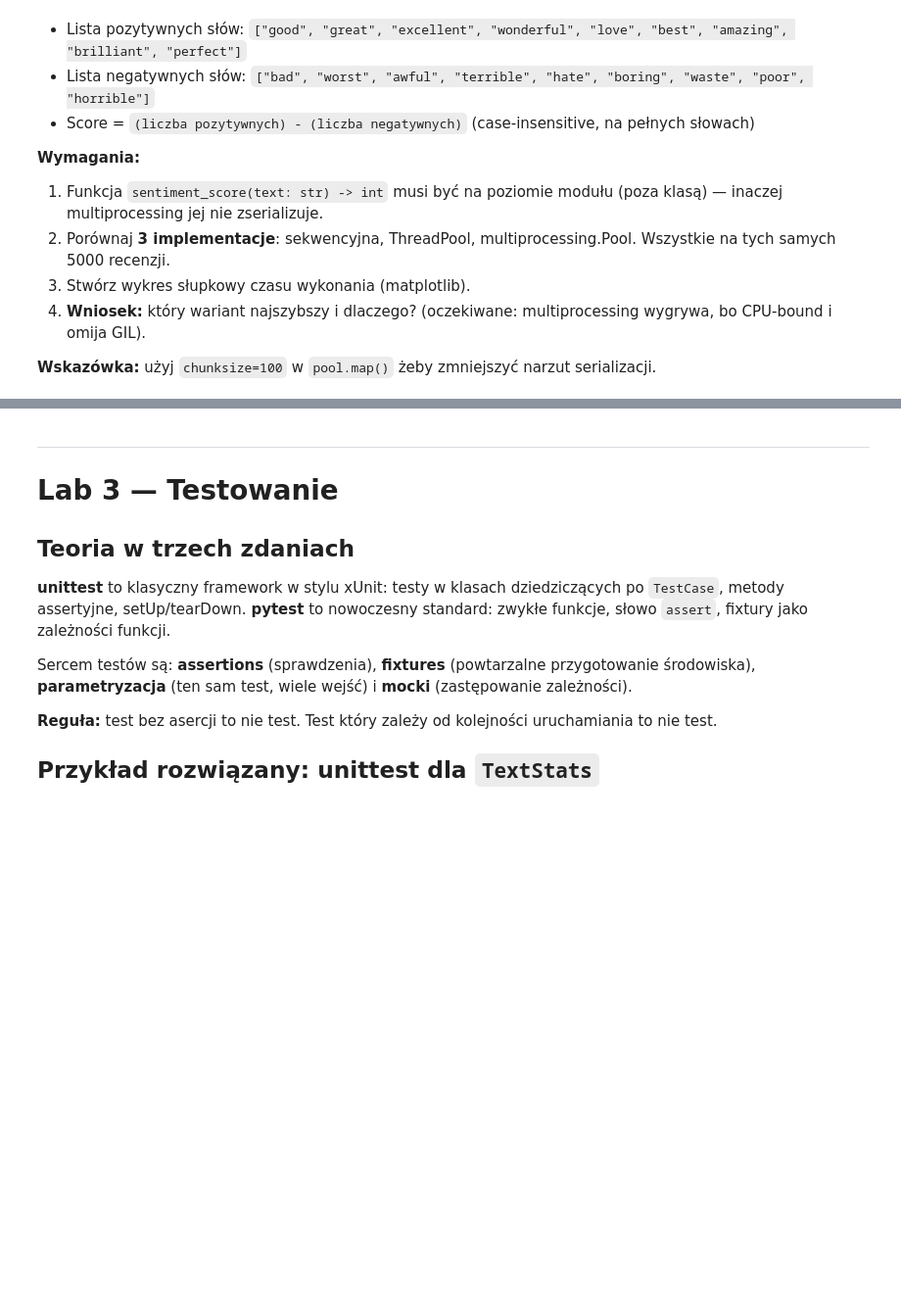
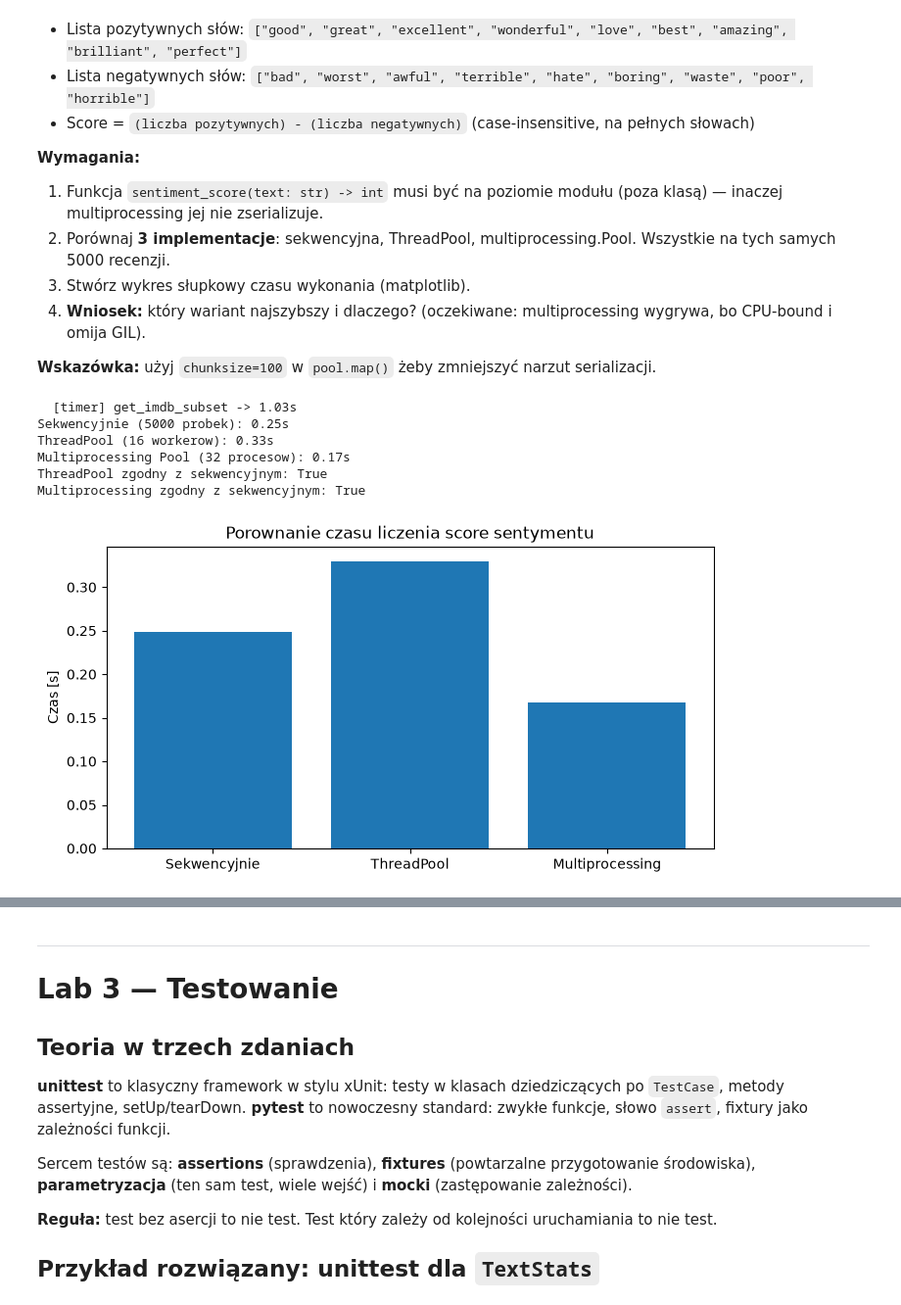
Before and after one commit to 7akacz7/Python, a Jupyter notebook: zestaw_zaliczeniowy/AAP_Zestaw_Zaliczeniowy.ipynb, the cells around one changed output, grey strips where cells are left out. Shown at 98% size. Drawn from its saved outputs; the diff is of its cells as text; code cells hidden in the pictures; blank space fills up the shorter version.

```diff
--- a/zestaw_zaliczeniowy/AAP_Zestaw_Zaliczeniowy.ipynb
+++ b/zestaw_zaliczeniowy/AAP_Zestaw_Zaliczeniowy.ipynb
@@ -318,22 +318,90 @@ ThreadPool (16 workerow): 0.04s  -- 13.8x szybciej
 
 **Wskazówka:** użyj `chunksize=100` w `pool.map()` żeby zmniejszyć narzut serializacji.
 # %%
+from threading import Thread
 from multiprocessing import Pool
 import matplotlib.pyplot as plt
 
 POS_WORDS = {"good","great","excellent","wonderful","love","best","amazing","brilliant","perfect"}
 NEG_WORDS = {"bad","worst","awful","terrible","hate","boring","waste","poor","horrible"}
 
 def sentiment_score(text: str) -> int:
     """CPU-bound: tokenizuj, policz pozytywne minus negatywne."""
     # TODO Zadanie 2.1: zaimplementuj
     # 1. lowercase, regex \w+ -> lista slow
+    words = re.findall(r"\b\w+\b", text.lower())
+
     # 2. zliczyc ile slow w POS_WORDS, ile w NEG_WORDS
+    positive_count = sum(1 for word in words if word in POS_WORDS)
+    negative_count = sum(1 for word in words if word in NEG_WORDS)
+
     # 3. zwrocic roznice
-    raise NotImplementedError
+    return positive_count - negative_count
+
+worker_code = '''
+import re
+
+POS_WORDS = {"good","great","excellent","wonderful","love","best","amazing","brilliant","perfect"}
+NEG_WORDS = {"bad","worst","awful","terrible","hate","boring","waste","poor","horrible"}
+
+def sentiment_score_mp(text: str) -> int:
+    words = re.findall(r"\\b\\w+\\b", text.lower())
+    positive_count = sum(1 for word in words if word in POS_WORDS)
+    negative_count = sum(1 for word in words if word in NEG_WORDS)
+    return positive_count - negative_count
+'''
+
+worker_path = WORKDIR / "sentiment_functions.py"
+worker_path.write_text(worker_code, encoding="utf-8")
+
+if str(WORKDIR.resolve()) not in sys.path:
+    sys.path.insert(0, str(WORKDIR.resolve()))
+
+from sentiment_functions import sentiment_score_mp
 
 # TODO: pobierz 5000 recenzji przez get_imdb_subset
+samples = get_imdb_subset("train", 5000)
+texts = [text for text, _ in samples]
+
 # TODO: czas sekwencyjny [s.score(t) for t in texts]
+t0 = time.time()
+seq_scores = [sentiment_score(t) for t in texts]
+seq_time = time.time() - t0
+print(f"Sekwencyjnie (5000 probek): {seq_time:.2f}s")
+
 # TODO: czas ThreadPool (max_workers=16)
+t0 = time.time()
+with ThreadPoolExecutor(max_workers=16) as executor:
+    thread_scores = list(executor.map(sentiment_score, texts))
+thread_time = time.time() - t0
+print(f"ThreadPool (16 workerow): {thread_time:.2f}s")
+
 # TODO: czas multiprocessing.Pool (procesy = os.cpu_count())
+process_count = os.cpu_count() or 1
+
+t0 = time.time()
+with Pool(processes=process_count) as pool:
+    mp_scores = pool.map(sentiment_score_mp, texts, chunksize=100)
+mp_time = time.time() - t0
+print(f"Multiprocessing Pool ({process_count} procesow): {mp_time:.2f}s")
+
+print(f"ThreadPool zgodny z sekwencyjnym: {thread_scores == seq_scores}")
+print(f"Multiprocessing zgodny z sekwencyjnym: {mp_scores == seq_scores}")
+
 # TODO: bar plot 3 czasow
+labels = ["Sekwencyjnie", "ThreadPool", "Multiprocessing"]
+times = [seq_time, thread_time, mp_time]
+
+plt.figure(figsize=(8, 4))
+plt.bar(labels, times)
+plt.ylabel("Czas [s]")
+plt.title("Porownanie czasu liczenia score sentymentu")
+plt.show()
+# %% [output]
+  [timer] get_imdb_subset -> 1.03s
+Sekwencyjnie (5000 probek): 0.25s
+ThreadPool (16 workerow): 0.33s
+Multiprocessing Pool (32 procesow): 0.17s
+ThreadPool zgodny z sekwencyjnym: True
+Multiprocessing zgodny z sekwencyjnym: True
+[figure, added]
```
Also changed, not shown: parts of 7 cells of this notebook, 7 other files.
